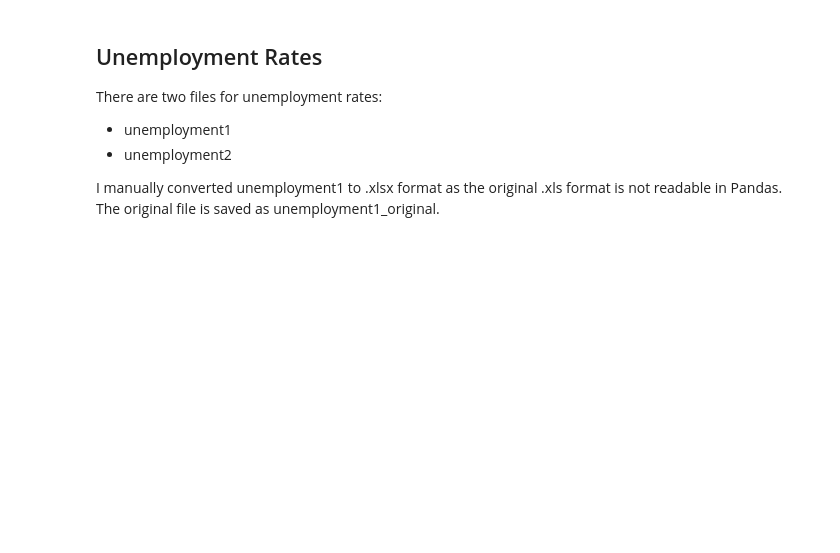
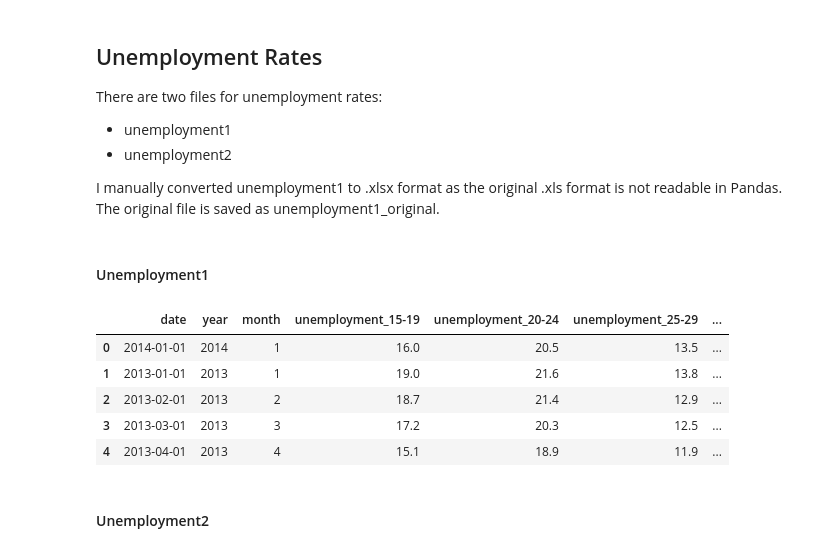
Before and after one commit to Ahmetyasin/CS512-project, a Jupyter notebook: CleaningTuikData.ipynb, the cells around one changed output. Drawn from its saved outputs; the diff is of its cells as text; code cells hidden in the pictures; blank space fills up the shorter version.

```diff
--- a/CleaningTuikData.ipynb
+++ b/CleaningTuikData.ipynb
@@ -30,11 +36,6 @@ file_names
  'unemployment2.csv']
 # %% [markdown]
 ### Export-Import data
-# %%
-def save_data(df, save_path):
-    assert save_path is not None, "Provide save_path"
-
-    df.to_csv(
 # %%
 def clean_import_export(read_path, save_path=None, save_data=False, return_data=True):
 
@@ -393,6 +409,35 @@ There are two files for unemployment rates:
 * unemployment2
 
 I manually converted unemployment1 to .xlsx format as the original .xls format is not readable in Pandas. The original file is saved as unemployment1_original.
+# %% [markdown]
+#### Unemployment1
+# %%
+def clean_unemployment1(read_path, save_path=None, save_data=False, return_data=True):
+
+    df = pd.read_excel(read_path)
+
+    # Converting unemployment rates to floats
+    for col in df.columns[1:]:
+        df[col] = df[col].str.replace(',', '.')
+        df[col] = df[col].astype('float')
+
+    df.columns = ['date'] + list(map(lambda x: f'unemployment_{x.strip()}', df.columns[1:]))
+
+    # Adding date columns
+    year = df['date'].apply(lambda x: x.split(' ')[0])
+    month = df['date'].apply(lambda x: x.split(' ')[1])
+    date = year + '-' + month + '-01'
+    df['date'] = pd.to_datetime(date)
+    df.insert(1, 'year', df['date'].dt.year)
+    df.insert(2, 'month', df['date'].dt.month)
+
+    # Saving data
+    if save_data:
+        assert save_path is not None, "Provide save_path"
+        df.to_csv(save_path, index=False)
+
+    if return_data:
+        return df
 # %%
-path = 'data/TUIK/unemployment1.xlsx'
-df = pd.read_excel(path)
+read_path = 'data/TUIK/unemployment1.xlsx'
+df1 = clean_unemployment1(read_path)
@@ -403,0 +444,11 @@ df.insert(2, 'month', df['date'].apply(lambda x: x.split(' ')[1]))
+# %%
+df1.head()
+# %% [output]
+|  | date | year | month | unemployment_15-19 | unemployment_20-24 | unemployment_25-29 | ... |
+| 0 | 2014-01-01 | 2014 | 1 | 16.0 | 20.5 | 13.5 | ... |
+| 1 | 2013-01-01 | 2013 | 1 | 19.0 | 21.6 | 13.8 | ... |
+| 2 | 2013-02-01 | 2013 | 2 | 18.7 | 21.4 | 12.9 | ... |
+| 3 | 2013-03-01 | 2013 | 3 | 17.2 | 20.3 | 12.5 | ... |
+| 4 | 2013-04-01 | 2013 | 4 | 15.1 | 18.9 | 11.9 | ... |
+# %% [markdown]
+#### Unemployment2
```
Also changed, not shown: parts of 36 cells of this notebook, 14 other files.
